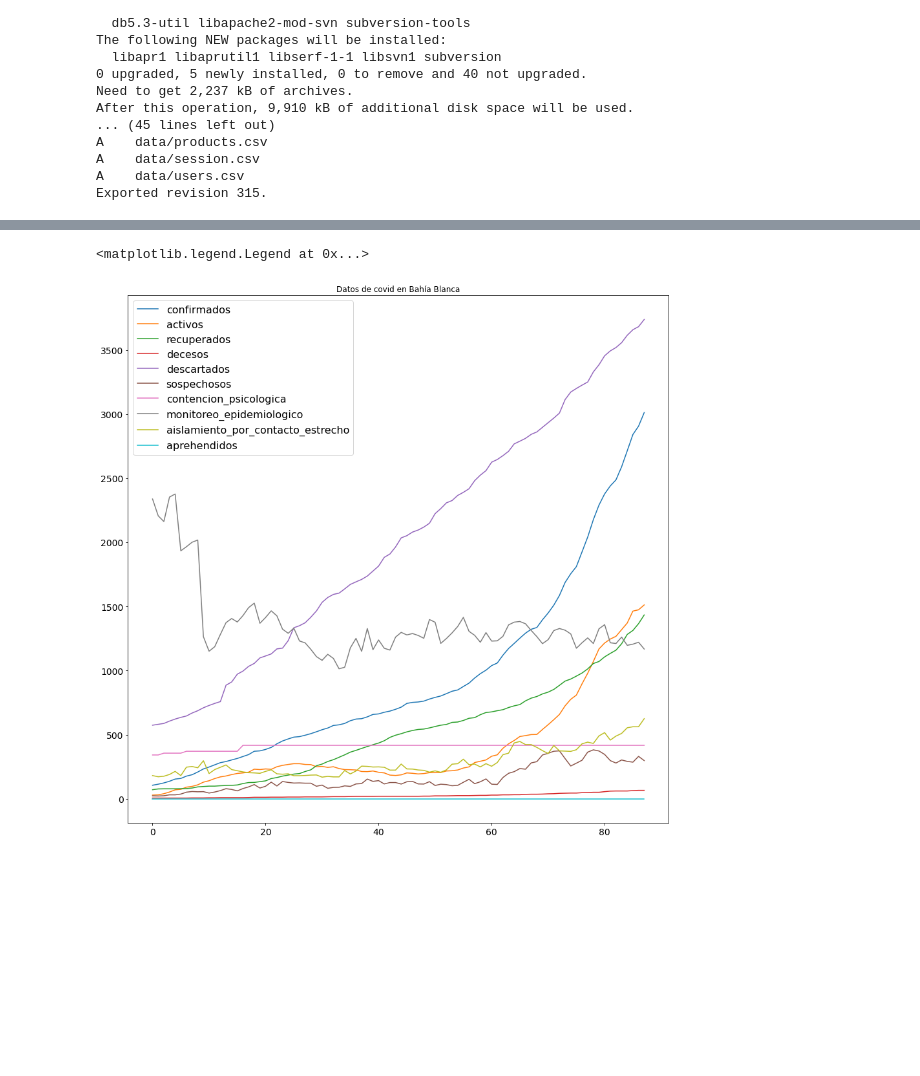
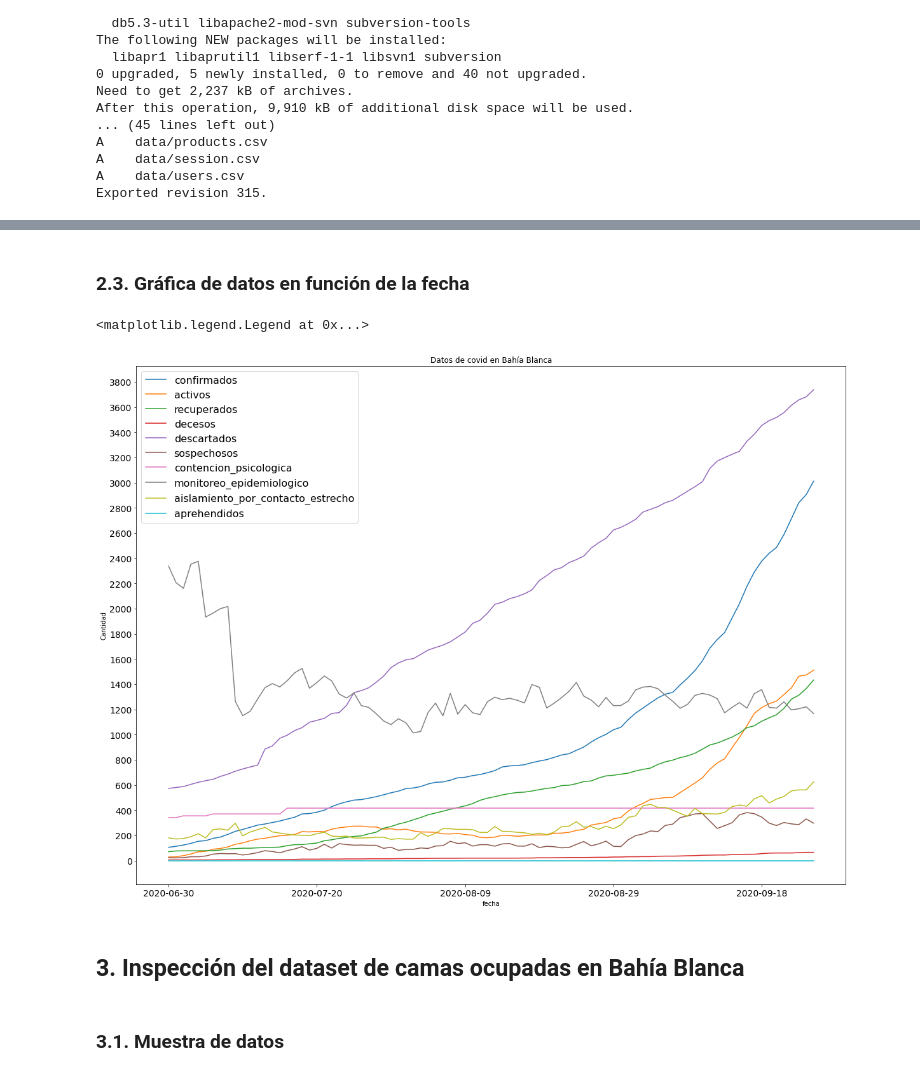
Before and after one commit to nicolassalomon96/aprendizaje_maquina_UNS, a Jupyter notebook: TP2/Ejercicio_1.ipynb, the cells around one changed output, grey strips where cells are left out. Drawn from its saved outputs; the diff is of its cells as text; code cells hidden in the pictures; blank space fills up the shorter version.

```diff
--- a/TP2/Ejercicio_1.ipynb
+++ b/TP2/Ejercicio_1.ipynb
@@ -81,8 +103,14 @@ Valores estadísticos del dataset
+# %% [markdown]
+### 2.3. Gráfica de datos en función de la fecha
 # %%
-covid_cases.plot(figsize=(15,15),title='Datos de covid en Bahía Blanca',fontsize=14).legend(loc=2, prop={'size': 16})
+covid_cases.plot(kind='line', x='fecha', yticks=range(0,4000,200), ylabel='Cantidad', figsize=(20,15), title='Datos de covid en Bahía Blanca', fontsize=14).legend(loc=2, prop={'size': 16})
 # %% [output]
 <matplotlib.legend.Legend at 0x...>
-[figure, old version]
+[figure, new version]
+# %% [markdown]
+## 3. Inspección del dataset de camas ocupadas en Bahía Blanca
+# %% [markdown]
+### 3.1. Muestra de datos
 # %%
 path_covid_beds = '/content/data/camas_covid_bahia.csv'
 covid_beds = pd.read_csv(path_covid_beds)
```
Also changed, not shown: parts of 19 cells of this notebook.
